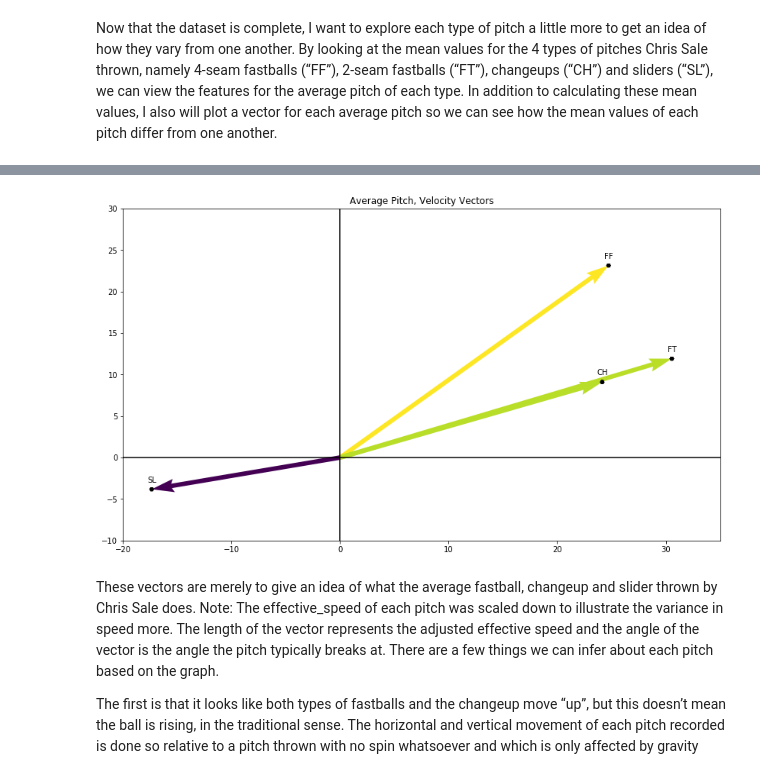
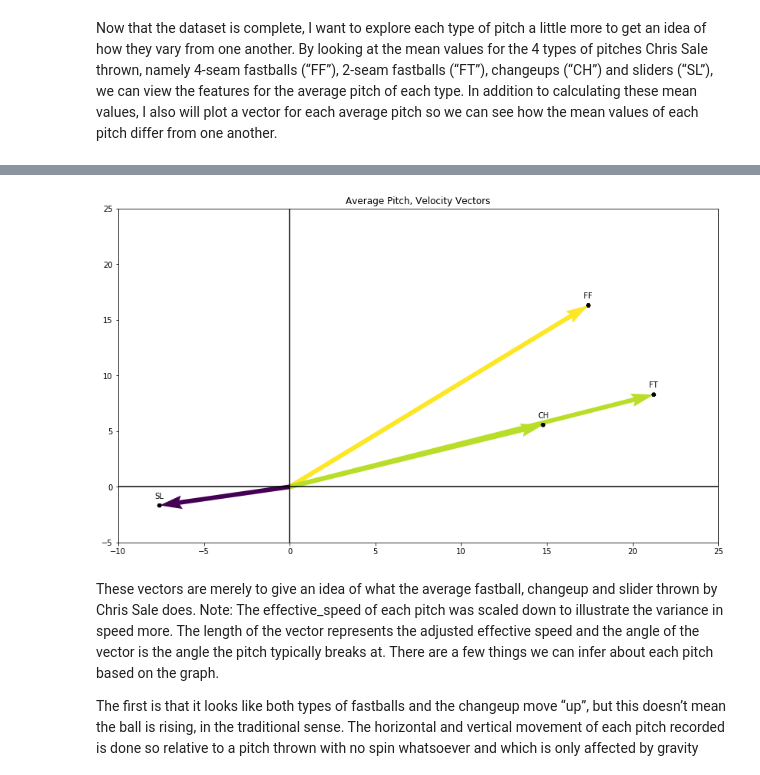
Before and after one commit to atDoyle/Udacity-Machine-Learning, a Jupyter notebook: capstone/Doyle_Capstone_Report.ipynb, the cells around one changed output, grey strips where cells are left out. Saved outputs shown, nothing was run; the diff lists cells and outputs as text; code cells hidden in the pictures.

```diff
--- a/capstone/Doyle_Capstone_Report.ipynb
+++ b/capstone/Doyle_Capstone_Report.ipynb
@@ -237,7 +237,7 @@ df_vector['test']  = 0
 
 #Scale the velocity down for illustrative purposes
 for i in range(len(df_vector)):
-    df_vector['adj_effective_speed'].loc[i] = df_vector['effective_speed'].loc[i] - 60
+    df_vector['adj_effective_speed'].loc[i] = df_vector['effective_speed'].loc[i] - 70
 
 
 for i in range(len(df_vector)):
@@ -263,26 +263,26 @@ display(df_vector)
 # %%
 ##### Create plot of velocity vectors to compare the pitches
 soa = np.array([[0, 0, df_vector['velo_x'].loc[0], df_vector['velo_y'].loc[0]], [0, 0, df_vector['velo_x'].loc[1], df_vector['velo_y'].loc[1]], [0, 0, df_vector['velo_x'].loc[2], df_vector['velo_y'].loc[2]], [0, 0, df_vector['velo_x'].loc[3], df_vector['velo_y'].loc[3]]])
 X, Y, U, V = zip(*soa)
 plt.figure(figsize = (14,8))
 ax = plt.gca()
 Q1 = ax.quiver(X, Y, U, V, np.arctan2(V, U), angles='xy', scale_units='xy', scale=1)
-ax.set_xlim([-20, 35])
-ax.set_ylim([-10, 30])
+ax.set_xlim([-10, 25])
+ax.set_ylim([-5, 25])
 plt.axhline(y=0, color='k')
 plt.axvline(x=0, color='k')
 plt.title("Average Pitch, Velocity Vectors")
 
 plt.quiverkey(Q1, df_vector['velo_x'].loc[0], df_vector['velo_y'].loc[0], 0, 'FF', coordinates = 'data')
 plt.quiverkey(Q1, df_vector['velo_x'].loc[1], df_vector['velo_y'].loc[1], 0, 'FT', coordinates='data')
 plt.quiverkey(Q1, df_vector['velo_x'].loc[2], df_vector['velo_y'].loc[2], 0, 'CH', coordinates='data')
 plt.quiverkey(Q1, df_vector['velo_x'].loc[3], df_vector['velo_y'].loc[3], 0, 'SL', coordinates='data')
 
 
 plt.draw()
 plt.show()
 # %% [output]
-[figure, old version]
+[figure, new version]
 # %% [markdown]
 These vectors are merely to give an idea of what the average fastball, changeup and slider thrown by Chris Sale does.  Note: The effective_speed of each pitch was scaled down to illustrate the variance in speed more.  The length of the vector represents the adjusted effective speed and the angle of the vector is the angle the pitch typically breaks at.  There are a few things we can infer about each pitch based on the graph.
 
```
Also changed, not shown: parts of 13 cells of this notebook, 1 other file.
